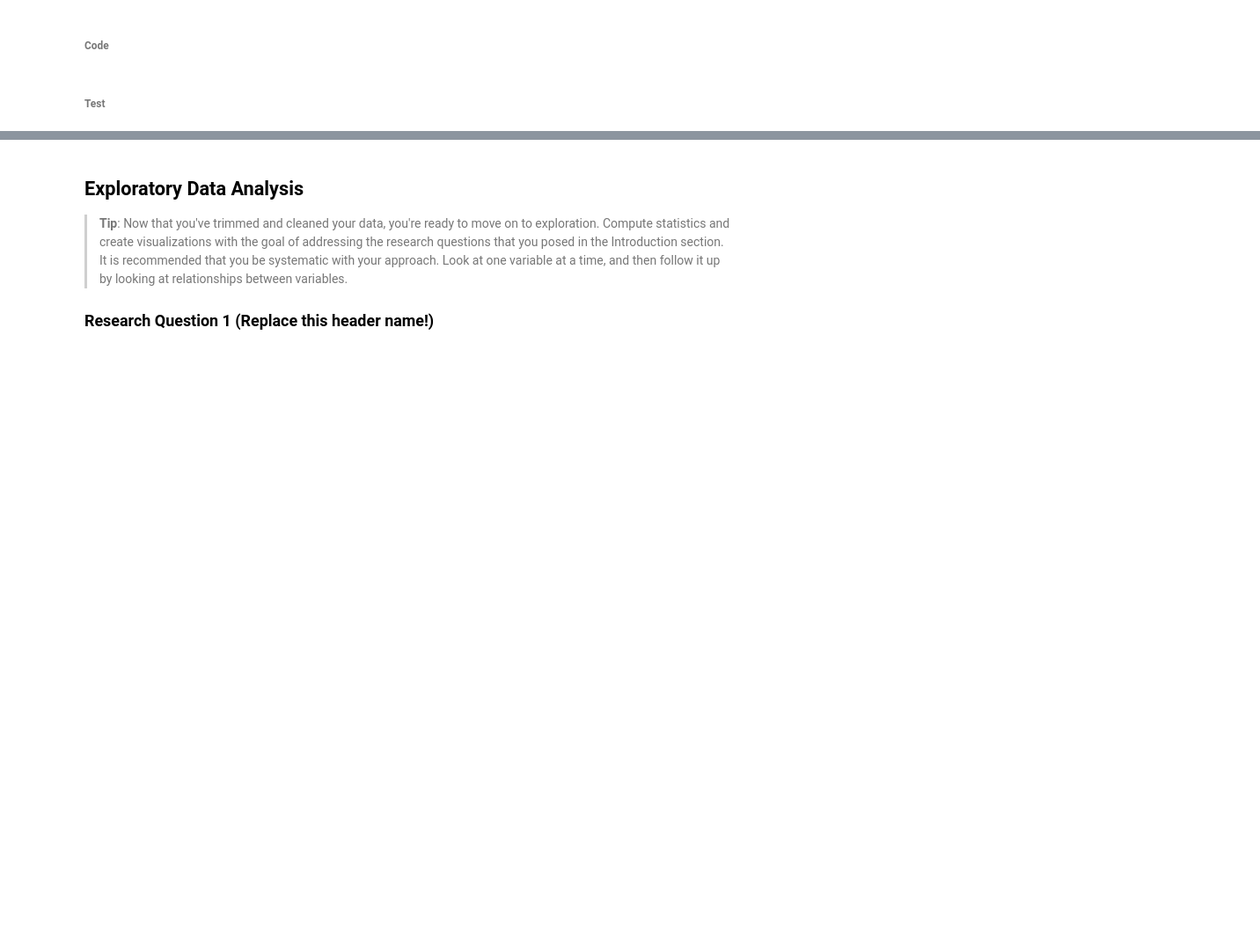
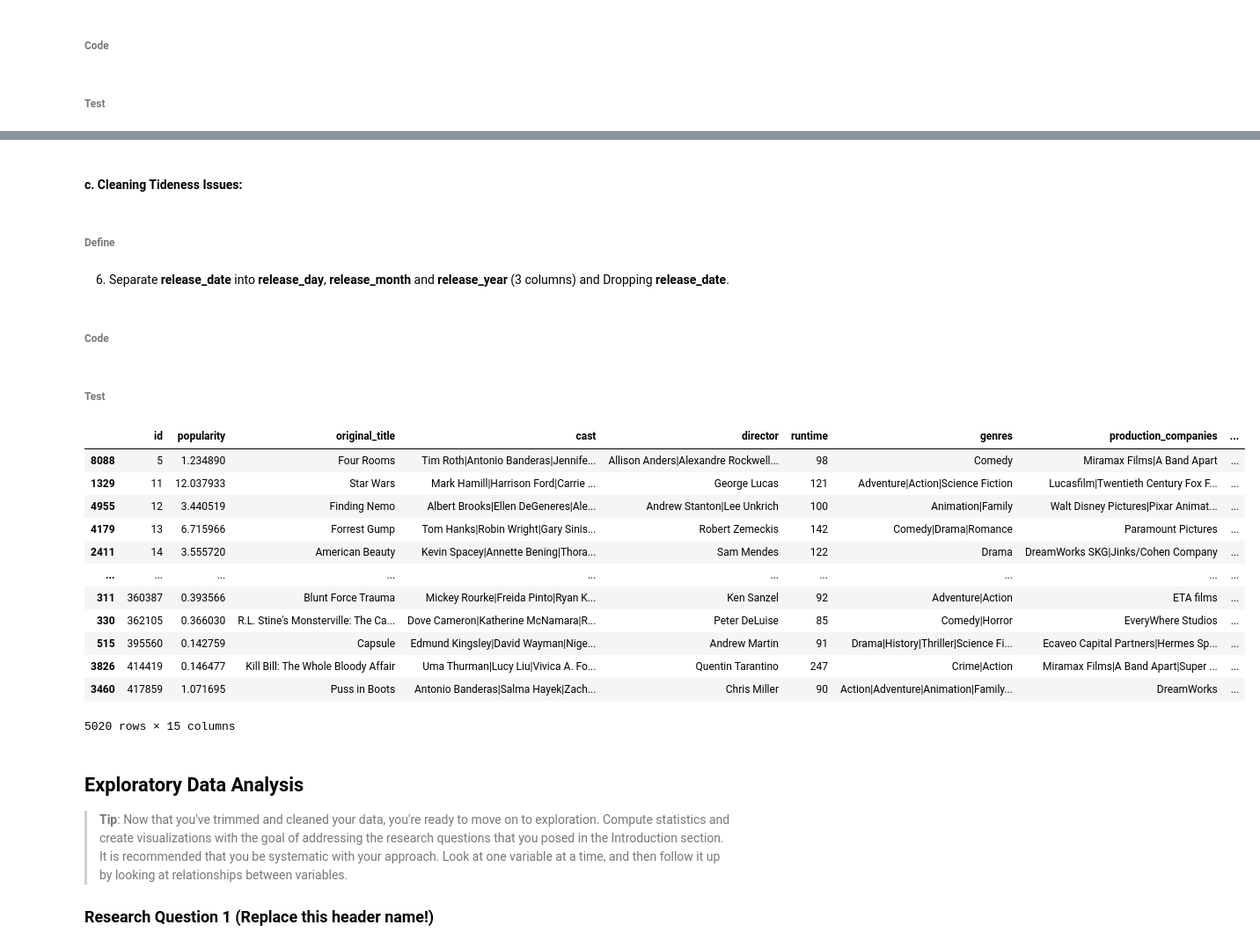
Before and after one commit to KarimEl-Dweky/TMDb-Movie-Data, a Jupyter notebook: TMDb.ipynb, the cells around one changed output, grey strips where cells are left out. Shown: that part at 88% size. Saved outputs shown, nothing was run; the diff lists cells and outputs as text; code cells hidden in the pictures; blank space fills up the shorter version.

Commit message:
Data cleaning & Storing completed

```diff
--- a/TMDb.ipynb
+++ b/TMDb.ipynb
@@ -277,0 +340,6 @@ tmdb_df_cleaned =
+# %%
+# Converting zeros in budget_adj to np-NaN
+tmdb_df_cleaned['budget_adj'].replace(0, np.nan, inplace = True)
+
+# Converting zeros in revenue_adj to np-NaN
+tmdb_df_cleaned['revenue_adj'].replace(0, np.nan, inplace = True)
@@ -277,0 +377,3 @@ tmdb_df_cleaned =
+# %%
+# Dropping all rows with Nan Values.
+tmdb_df_cleaned.dropna(subset=[n for n in tmdb_df_cleaned if n != 'revenue_adj'], inplace = True)
@@ -277,0 +411,4 @@ tmdb_df_cleaned =
+# %%
+# Converting from object into datetime
+
+tmdb_df_cleaned['release_date'] =  pd.to_datetime(tmdb_df_cleaned['release_date'], infer_datetime_format=True)
@@ -278,3 +449,37 @@ tmdb_df_cleaned =
+# %% [markdown]
+#### c. Cleaning Tideness Issues:
+# %% [markdown]
+###### Define
+# %% [markdown]
+6. Separate **release_date** into **release_day**, **release_month** and **release_year** (3 columns) and Dropping **release_date**.
+# %% [markdown]
+###### Code
+# %%
+# extract year, month and day to new columns
+tmdb_df_cleaned['release_day'] = tmdb_df_cleaned['release_date'].dt.day
+tmdb_df_cleaned['release_month'] = tmdb_df_cleaned['release_date'].dt.month
+tmdb_df_cleaned['release_year'] = tmdb_df_cleaned['release_date'].dt.year
+
+# Finally drop timestamp column
+tmdb_df_cleaned = tmdb_df_cleaned.drop('release_date', axis=1)
+# %% [markdown]
+###### Test
+# %%
+tmdb_df_cleaned
+# %% [output]
+|  | id | popularity | original_title | cast | director | runtime | genres | production_companies | ... |
+| 8088 | 5 | 1.234890 | Four Rooms | Tim Roth|Antonio Banderas|Jennife... | Allison Anders|Alexandre Rockwell... | 98 | Comedy | Miramax Films|A Band Apart | ... |
+| 1329 | 11 | 12.037933 | Star Wars | Mark Hamill|Harrison Ford|Carrie ... | George Lucas | 121 | Adventure|Action|Science Fiction | Lucasfilm|Twentieth Century Fox F... | ... |
+| 4955 | 12 | 3.440519 | Finding Nemo | Albert Brooks|Ellen DeGeneres|Ale... | Andrew Stanton|Lee Unkrich | 100 | Animation|Family | Walt Disney Pictures|Pixar Animat... | ... |
+| 4179 | 13 | 6.715966 | Forrest Gump | Tom Hanks|Robin Wright|Gary Sinis... | Robert Zemeckis | 142 | Comedy|Drama|Romance | Paramount Pictures | ... |
+| 2411 | 14 | 3.555720 | American Beauty | Kevin Spacey|Annette Bening|Thora... | Sam Mendes | 122 | Drama | DreamWorks SKG|Jinks/Cohen Company | ... |
+| ... | ... | ... | ... | ... | ... | ... | ... | ... | ... |
+| 311 | 360387 | 0.393566 | Blunt Force Trauma | Mickey Rourke|Freida Pinto|Ryan K... | Ken Sanzel | 92 | Adventure|Action | ETA films | ... |
+| 330 | 362105 | 0.366030 | R.L. Stine's Monsterville: The Ca... | Dove Cameron|Katherine McNamara|R... | Peter DeLuise | 85 | Comedy|Horror | EveryWhere Studios | ... |
+| 515 | 395560 | 0.142759 | Capsule | Edmund Kingsley|David Wayman|Nige... | Andrew Martin | 91 | Drama|History|Thriller|Science Fi... | Ecaveo Capital Partners|Hermes Sp... | ... |
+| 3826 | 414419 | 0.146477 | Kill Bill: The Whole Bloody Affair | Uma Thurman|Lucy Liu|Vivica A. Fo... | Quentin Tarantino | 247 | Crime|Action | Miramax Films|A Band Apart|Super ... | ... |
+| 3460 | 417859 | 1.071695 | Puss in Boots | Antonio Banderas|Salma Hayek|Zach... | Chris Miller | 90 | Action|Adventure|Animation|Family... | DreamWorks | ... |
+5020 rows × 15 columns
 # %% [markdown]
 <a id='eda'></a>
 ## Exploratory Data Analysis
```
Also changed, not shown: parts of 30 cells of this notebook, 1 other file.
